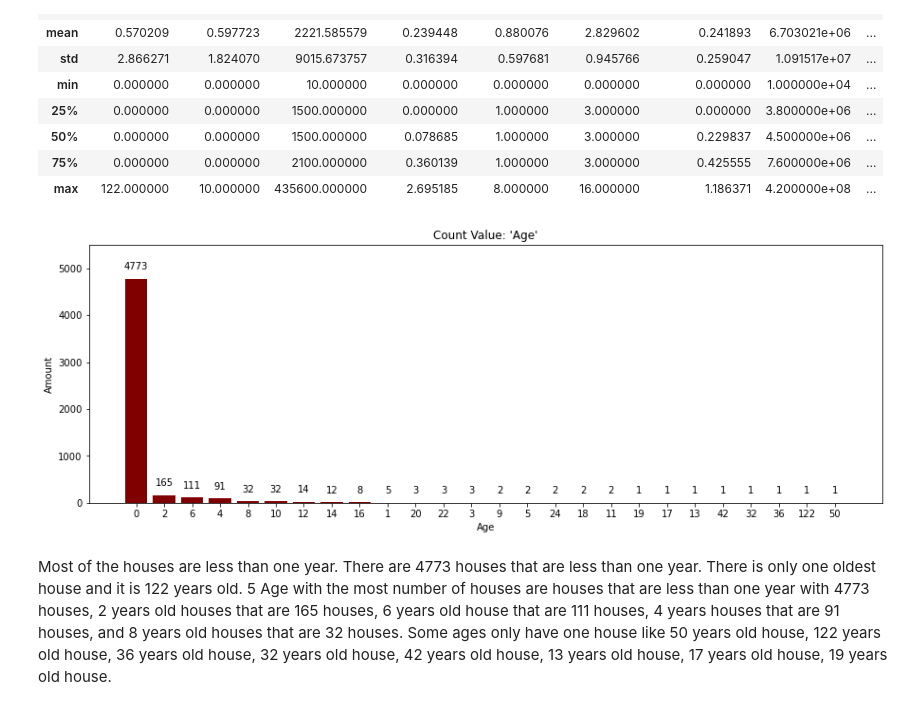
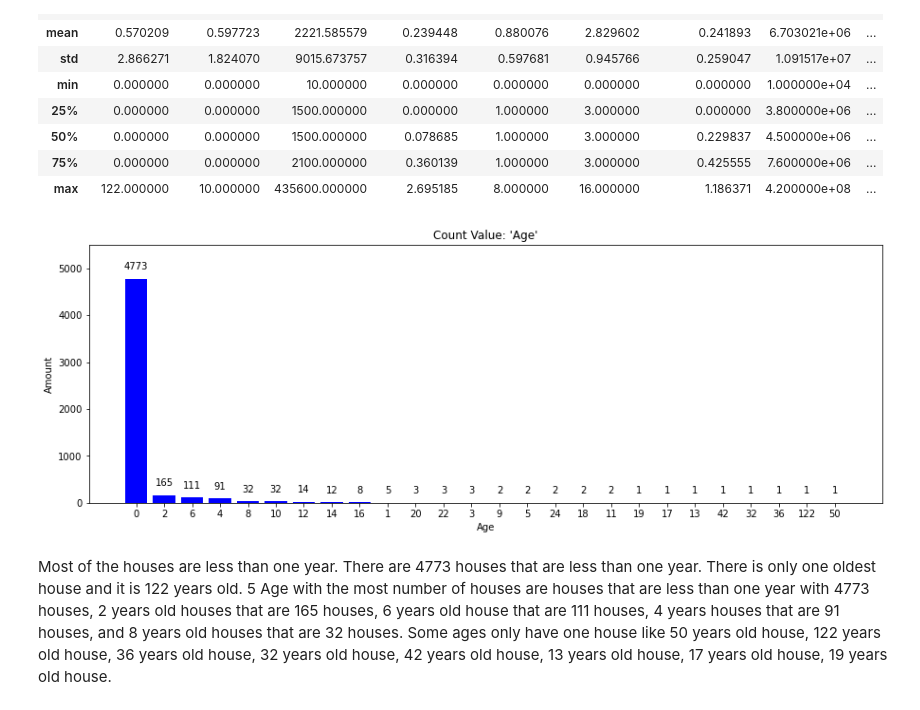
Before and after one commit to Yabiin/EDA, a Jupyter notebook: Untitled1.ipynb, the cells around one changed output. Cells and saved outputs as stored; diff of their text form; code cells hidden in the pictures.

```diff
--- a/Untitled1.ipynb
+++ b/Untitled1.ipynb
@@ -75,27 +82,27 @@ df.describe()
 # %%
 age = df['age'].value_counts().index
 amount = df['age'].value_counts().values
 dictAgeCount = {
     'Age' : age,
     'Amount' : amount
 }
 dfAgeCount = pd.DataFrame(dictAgeCount)
 dfAgeCount['Age'] = dfAgeCount['Age'].astype(str)
 plt.figure(figsize=(15,5))
-plt.bar(data = dfAgeCount, x = 'Age', height = 'Amount',color = 'maroon')
+plt.bar(data = dfAgeCount, x = 'Age', height = 'Amount',color = 'blue')
 plt.title("Count Value: 'Age'")
 for i in dfAgeCount['Age']:
     x = i
     y = dfAgeCount['Amount'].loc[dfAgeCount['Age']==i].values
     s = y[0]
     y = y[0] + 200
     plt.text(x,y,s, ha = 'center')
 plt.ylim(0,5500)
 plt.xlabel('Age')
 plt.ylabel('Amount')
 plt.show()
 # %% [output]
-[figure, old version]
+[figure, new version]
 # %% [markdown]
 Most of the houses are less than one year.
 There are 4773 houses that are less than one year.
```
Also changed, not shown: parts of 43 cells of this notebook.
